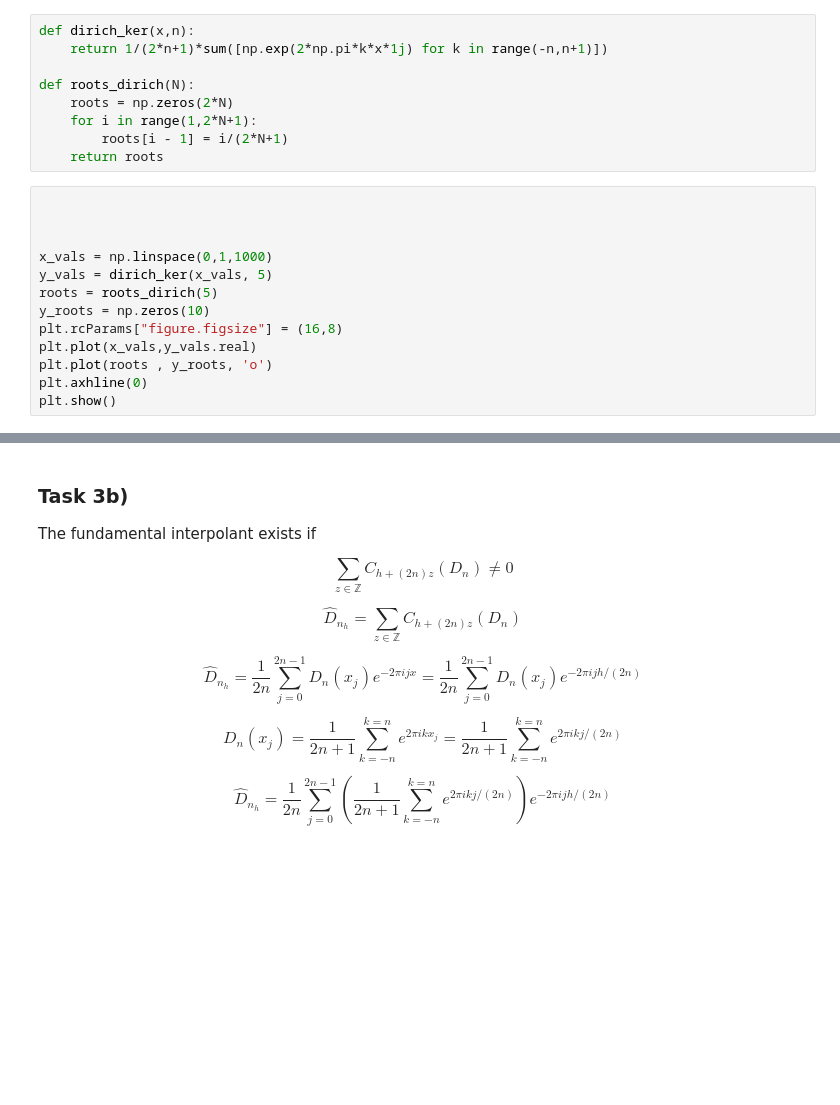
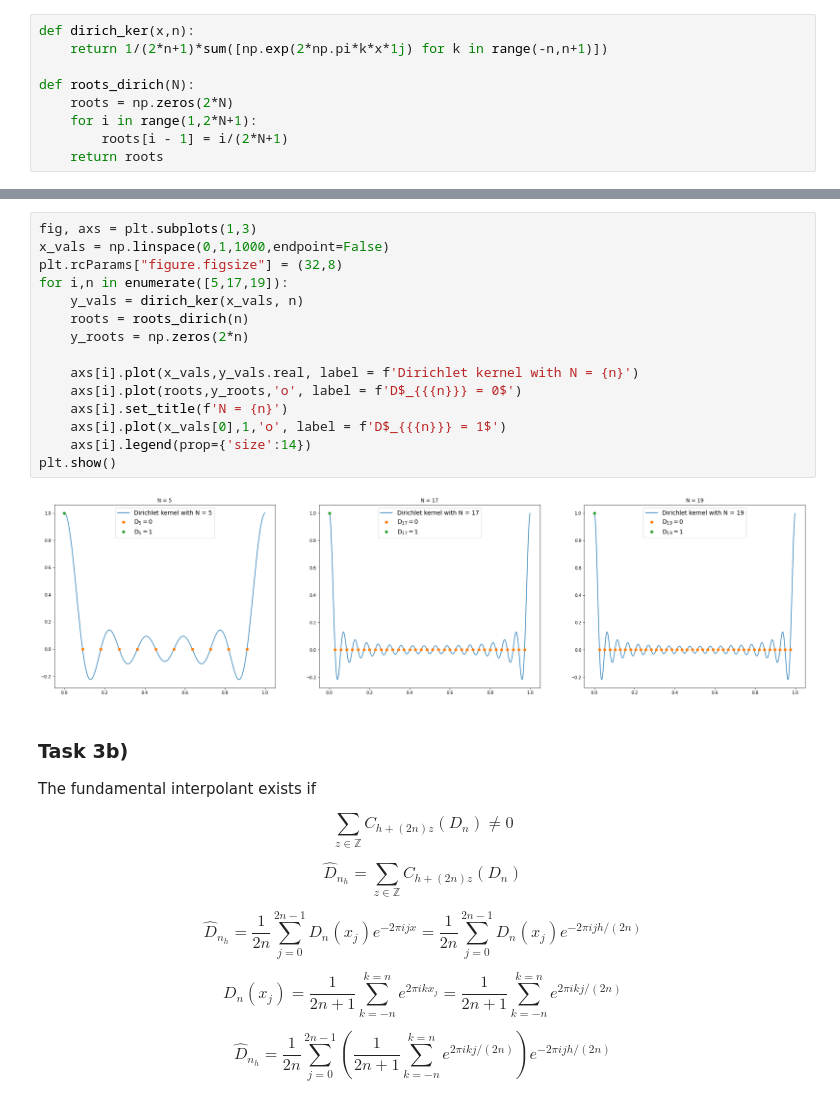
Before and after one commit to EmilKofoed/Prosjekt2-nummat, a Jupyter notebook: notebook.ipynb, the cells around one changed output, grey strips where cells are left out. Drawn from its saved outputs; the diff is of its cells as text; blank space fills up the shorter version.

```diff
--- a/notebook.ipynb
+++ b/notebook.ipynb
@@ -518,16 +520,3 @@ def roots_dirich(N):
     for i in range(1,2*N+1):
         roots[i - 1] = i/(2*N+1)
     return roots
-# %%
-
-
-
-x_vals = np.linspace(0,1,1000)
-y_vals = dirich_ker(x_vals, 5)
-roots = roots_dirich(5)
-y_roots = np.zeros(10)
-plt.rcParams["figure.figsize"] = (16,8)
-plt.plot(x_vals,y_vals.real)
-plt.plot(roots , y_roots, 'o')
-plt.axhline(0)
-plt.show()
@@ -539,3 +523,20 @@ plt.show()
+# %%
+fig, axs = plt.subplots(1,3)
+x_vals = np.linspace(0,1,1000,endpoint=False)
+plt.rcParams["figure.figsize"] = (32,8)
+for i,n in enumerate([5,17,19]):
+    y_vals = dirich_ker(x_vals, n)
+    roots = roots_dirich(n)
+    y_roots = np.zeros(2*n)
+
+    axs[i].plot(x_vals,y_vals.real, label = f'Dirichlet kernel with N = {n}')
+    axs[i].plot(roots,y_roots,'o', label = f'D$_{{{n}}} = 0$')
+    axs[i].set_title(f'N = {n}')
+    axs[i].plot(x_vals[0],1,'o', label = f'D$_{{{n}}} = 1$')
+    axs[i].legend(prop={'size':14})
+plt.show()
+# %% [output]
+[figure, added]
 # %% [markdown]
 ### Task 3b)
 
```
Also changed, not shown: parts of 4 cells of this notebook.
